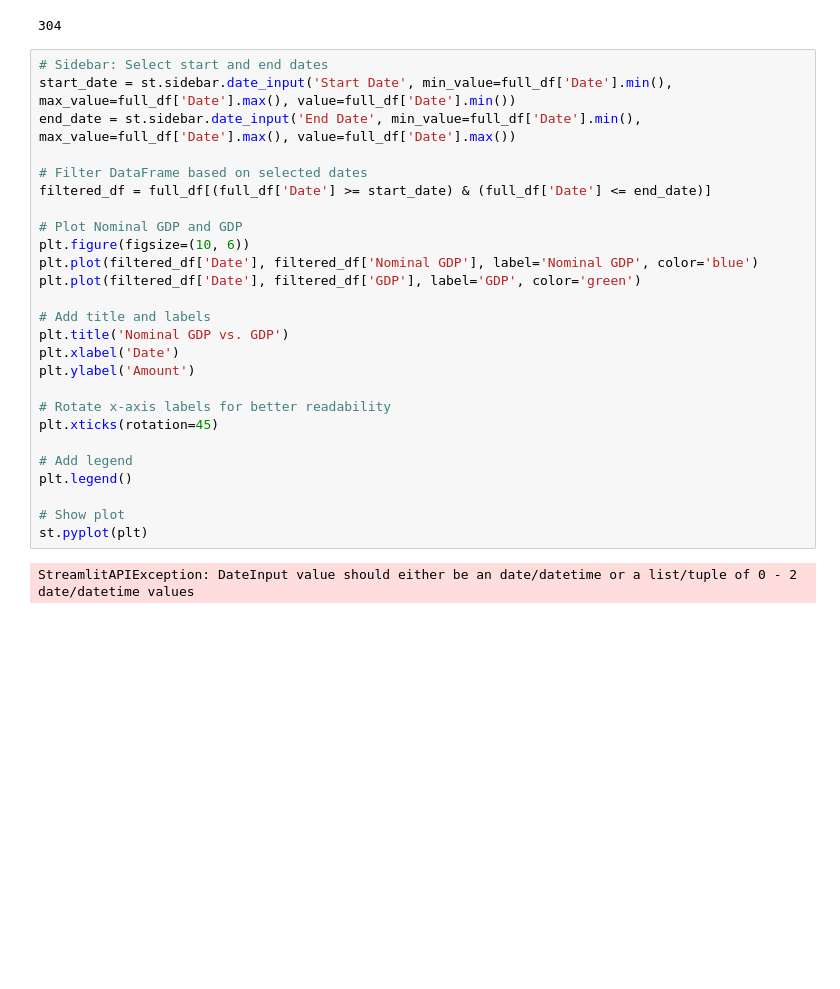
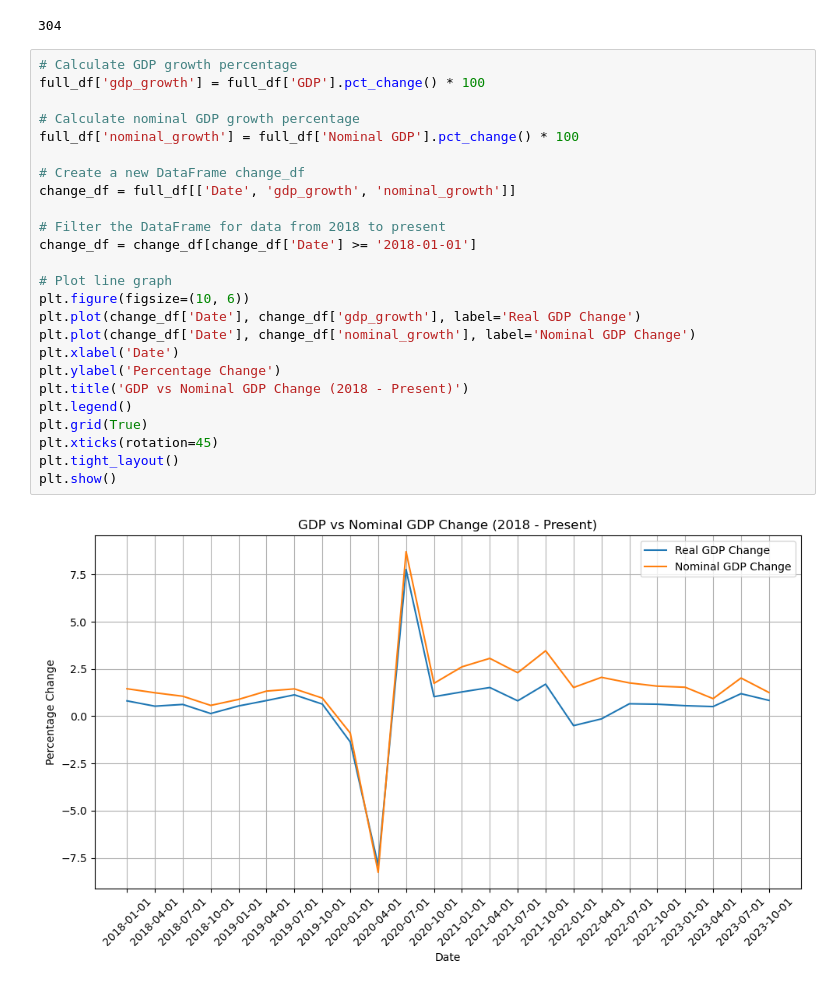
Before and after one commit to t-anderson21/blog-project, a Jupyter notebook: data_project.ipynb, the cells around one changed output. Drawn from its saved outputs; the diff is of its cells as text; blank space fills up the shorter version.

```diff
--- a/data_project.ipynb
+++ b/data_project.ipynb
@@ -347,31 +347,30 @@ year_df = year_df.round(2)
 len(full_df['Nominal GDP'])
 # %% [output]
 304
-# %%
-# Sidebar: Select start and end dates
-start_date = st.sidebar.date_input('Start Date', min_value=full_df['Date'].min(), max_value=full_df['Date'].max(), value=full_df['Date'].min())
-end_date = st.sidebar.date_input('End Date', min_value=full_df['Date'].min(), max_value=full_df['Date'].max(), value=full_df['Date'].max())
-
-# Filter DataFrame based on selected dates
-filtered_df = full_df[(full_df['Date'] >= start_date) & (full_df['Date'] <= end_date)]
-
-# Plot Nominal GDP and GDP
-plt.figure(figsize=(10, 6))
-plt.plot(filtered_df['Date'], filtered_df['Nominal GDP'], label='Nominal GDP', color='blue')
-plt.plot(filtered_df['Date'], filtered_df['GDP'], label='GDP', color='green')
-
-# Add title and labels
-plt.title('Nominal GDP vs. GDP')
-plt.xlabel('Date')
-plt.ylabel('Amount')
-
-# Rotate x-axis labels for better readability
-plt.xticks(rotation=45)
-
-# Add legend
-plt.legend()
-
-# Show plot
-st.pyplot(plt)
-# %% [output]
-StreamlitAPIException: DateInput value should either be an date/datetime or a list/tuple of 0 - 2 date/datetime values
+# %%
+# Calculate GDP growth percentage
+full_df['gdp_growth'] = full_df['GDP'].pct_change() * 100
+
+# Calculate nominal GDP growth percentage
+full_df['nominal_growth'] = full_df['Nominal GDP'].pct_change() * 100
+
+# Create a new DataFrame change_df
+change_df = full_df[['Date', 'gdp_growth', 'nominal_growth']]
+
+# Filter the DataFrame for data from 2018 to present
+change_df = change_df[change_df['Date'] >= '2018-01-01']
+
+# Plot line graph
+plt.figure(figsize=(10, 6))
+plt.plot(change_df['Date'], change_df['gdp_growth'], label='Real GDP Change')
+plt.plot(change_df['Date'], change_df['nominal_growth'], label='Nominal GDP Change')
+plt.xlabel('Date')
+plt.ylabel('Percentage Change')
+plt.title('GDP vs Nominal GDP Change (2018 - Present)')
+plt.legend()
+plt.grid(True)
+plt.xticks(rotation=45)
+plt.tight_layout()
+plt.show()
+# %% [output]
+[figure, added]
```
Also changed, not shown: 2 other files.
